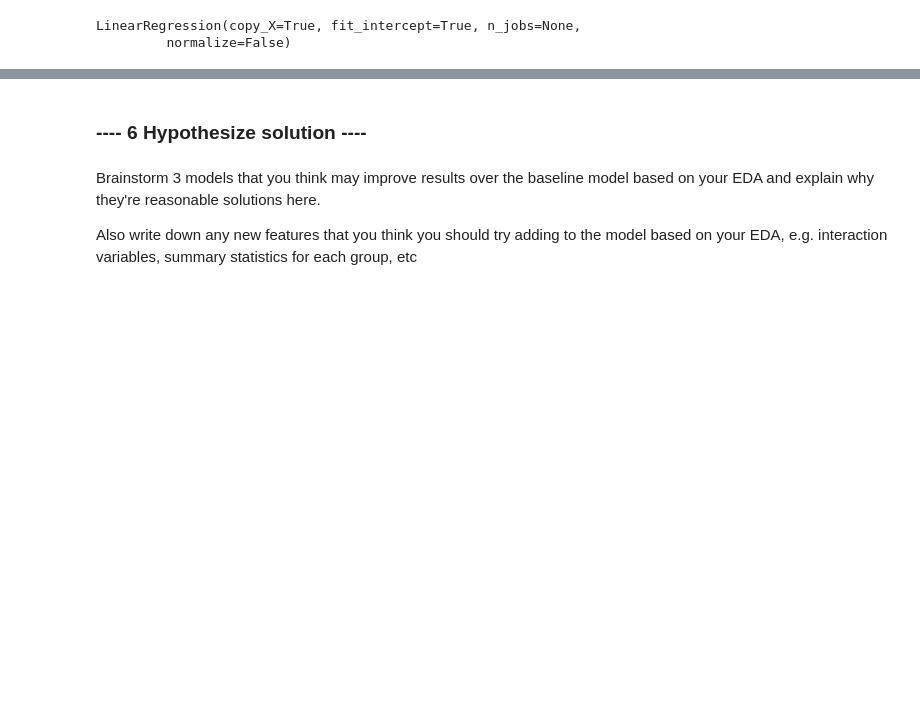
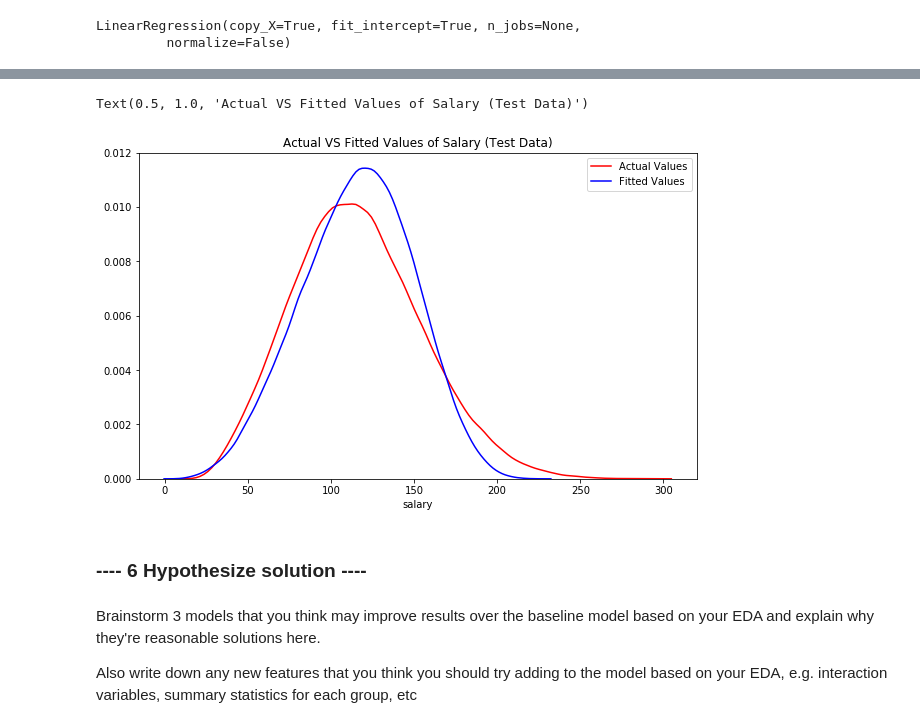
Before and after one commit to deejayrusso/Salary-Prediction-Portfolio, a Jupyter notebook: Salary Prediction Notebook.ipynb, the cells around one changed output, grey strips where cells are left out. Cells and saved outputs as stored; diff of their text form; code cells hidden in the pictures; blank space fills up the shorter version.

```diff
--- a/Salary Prediction Notebook.ipynb
+++ b/Salary Prediction Notebook.ipynb
@@ -503,3 +519,14 @@ Text(0.5, 1.0, 'Actual VS Fitted Values of Salary')
+# %%
+# View distribution of actual vs fitted test data
+plt.figure(figsize=(10, 6))
+
+ax1 = sns.distplot(y_test, hist=False, color="r", label="Actual Values")
+sns.distplot(yhat_test, hist=False, color="b", label="Fitted Values", ax=ax1)
+
+plt.title("Actual VS Fitted Values of Salary (Test Data)")
+# %% [output]
+Text(0.5, 1.0, 'Actual VS Fitted Values of Salary (Test Data)')
+[figure, added]
 # %% [markdown]
 ### ---- 6 Hypothesize solution ----
 # %%
```
Also changed, not shown: parts of 15 cells of this notebook.
